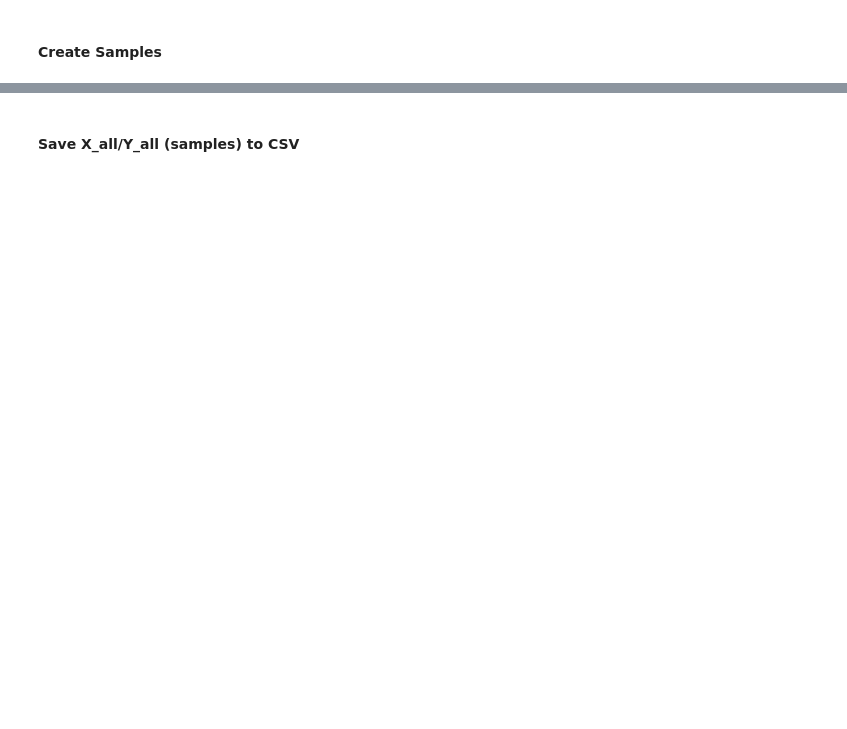
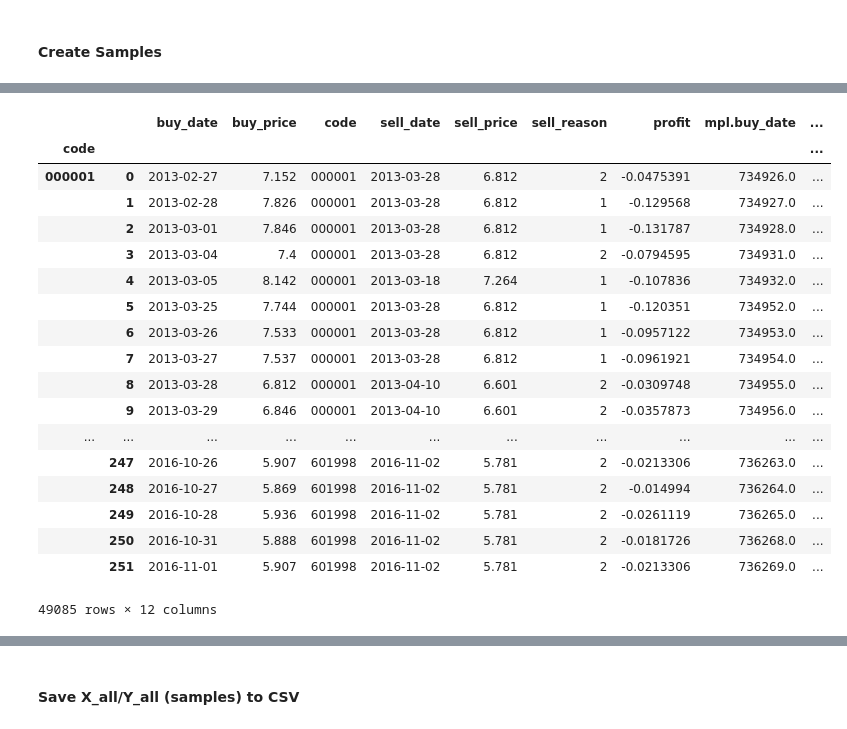
Before and after one commit to ai4stocks/ai4stocks, a Jupyter notebook: my AI building blocks - tushare study .ipynb, the cells around one changed output, grey strips where cells are left out. Saved outputs shown, nothing was run; the diff lists cells and outputs as text; code cells hidden in the pictures; blank space fills up the shorter version.

```diff
--- a/my AI building blocks - tushare study .ipynb
+++ b/my AI building blocks - tushare study .ipynb
@@ -143,0 +462,33 @@ for code, onestock_df in all_data_and_features.groupby(level=0):
+# %%
+# Map 'code' to its serial no. in hs300_stock_list
+
+Y_all['code.sn'] = ""  # add an empty column
+
+newdf = pd.DataFrame(index=Y_all.index.copy())
+newdf['code.sn'] = ""
+
+for index, row in Y_all.iterrows():
+    newdf.loc[index]['code.sn'] = stock_list_hs300.index[stock_list_hs300['code'] == row['code']].tolist()[0][1]
+
+Y_all['code.sn'] = newdf['code.sn']
+Y_all
+# %% [output]
+|  |  | buy_date | buy_price | code | sell_date | sell_price | sell_reason | profit | mpl.buy_date | ... |
+| code |  |  |  |  |  |  |  |  |  | ... |
+| 000001 | 0 | 2013-02-27 | 7.152 | 000001 | 2013-03-28 | 6.812 | 2 | -0.0475391 | 734926.0 | ... |
+|  | 1 | 2013-02-28 | 7.826 | 000001 | 2013-03-28 | 6.812 | 1 | -0.129568 | 734927.0 | ... |
+|  | 2 | 2013-03-01 | 7.846 | 000001 | 2013-03-28 | 6.812 | 1 | -0.131787 | 734928.0 | ... |
+|  | 3 | 2013-03-04 | 7.4 | 000001 | 2013-03-28 | 6.812 | 2 | -0.0794595 | 734931.0 | ... |
+|  | 4 | 2013-03-05 | 8.142 | 000001 | 2013-03-18 | 7.264 | 1 | -0.107836 | 734932.0 | ... |
+|  | 5 | 2013-03-25 | 7.744 | 000001 | 2013-03-28 | 6.812 | 1 | -0.120351 | 734952.0 | ... |
+|  | 6 | 2013-03-26 | 7.533 | 000001 | 2013-03-28 | 6.812 | 1 | -0.0957122 | 734953.0 | ... |
+|  | 7 | 2013-03-27 | 7.537 | 000001 | 2013-03-28 | 6.812 | 1 | -0.0961921 | 734954.0 | ... |
+|  | 8 | 2013-03-28 | 6.812 | 000001 | 2013-04-10 | 6.601 | 2 | -0.0309748 | 734955.0 | ... |
+|  | 9 | 2013-03-29 | 6.846 | 000001 | 2013-04-10 | 6.601 | 2 | -0.0357873 | 734956.0 | ... |
+| ... | ... | ... | ... | ... | ... | ... | ... | ... | ... | ... |
+|  | 247 | 2016-10-26 | 5.907 | 601998 | 2016-11-02 | 5.781 | 2 | -0.0213306 | 736263.0 | ... |
+|  | 248 | 2016-10-27 | 5.869 | 601998 | 2016-11-02 | 5.781 | 2 | -0.014994 | 736264.0 | ... |
+|  | 249 | 2016-10-28 | 5.936 | 601998 | 2016-11-02 | 5.781 | 2 | -0.0261119 | 736265.0 | ... |
+|  | 250 | 2016-10-31 | 5.888 | 601998 | 2016-11-02 | 5.781 | 2 | -0.0181726 | 736268.0 | ... |
+|  | 251 | 2016-11-01 | 5.907 | 601998 | 2016-11-02 | 5.781 | 2 | -0.0213306 | 736269.0 | ... |
+49085 rows × 12 columns
```
Also changed, not shown: parts of 68 cells of this notebook, 1 other file.
